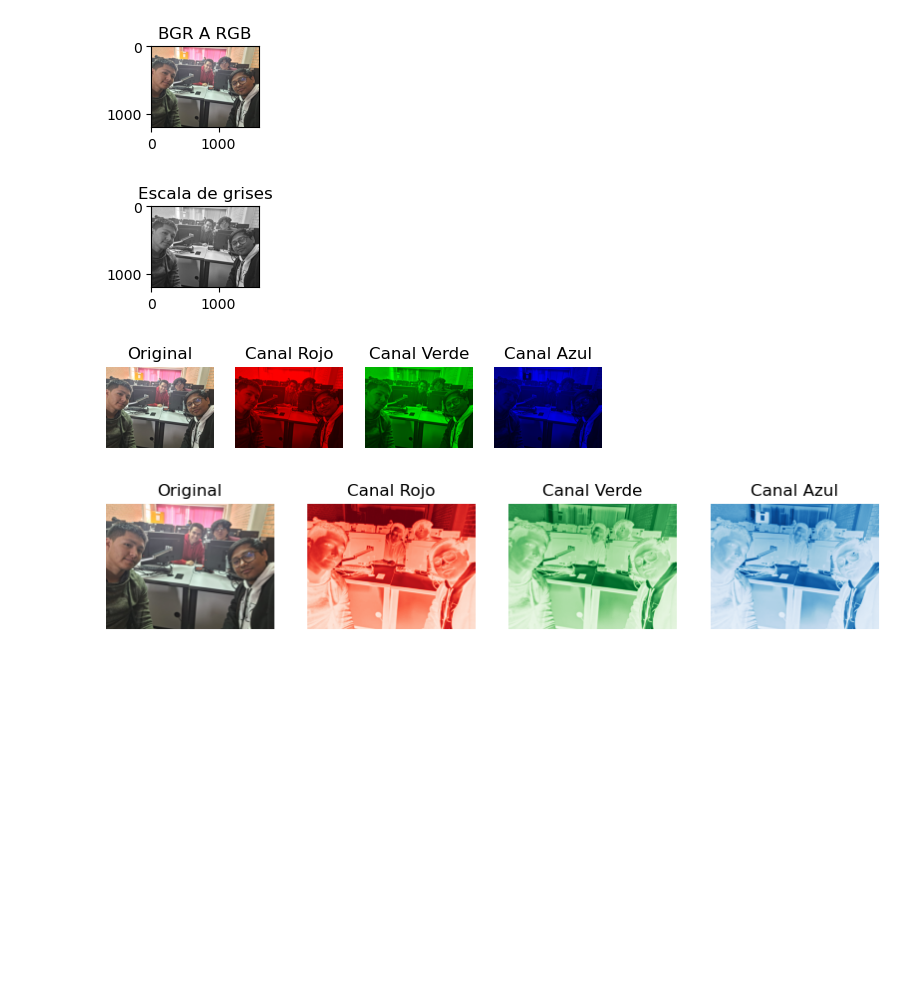
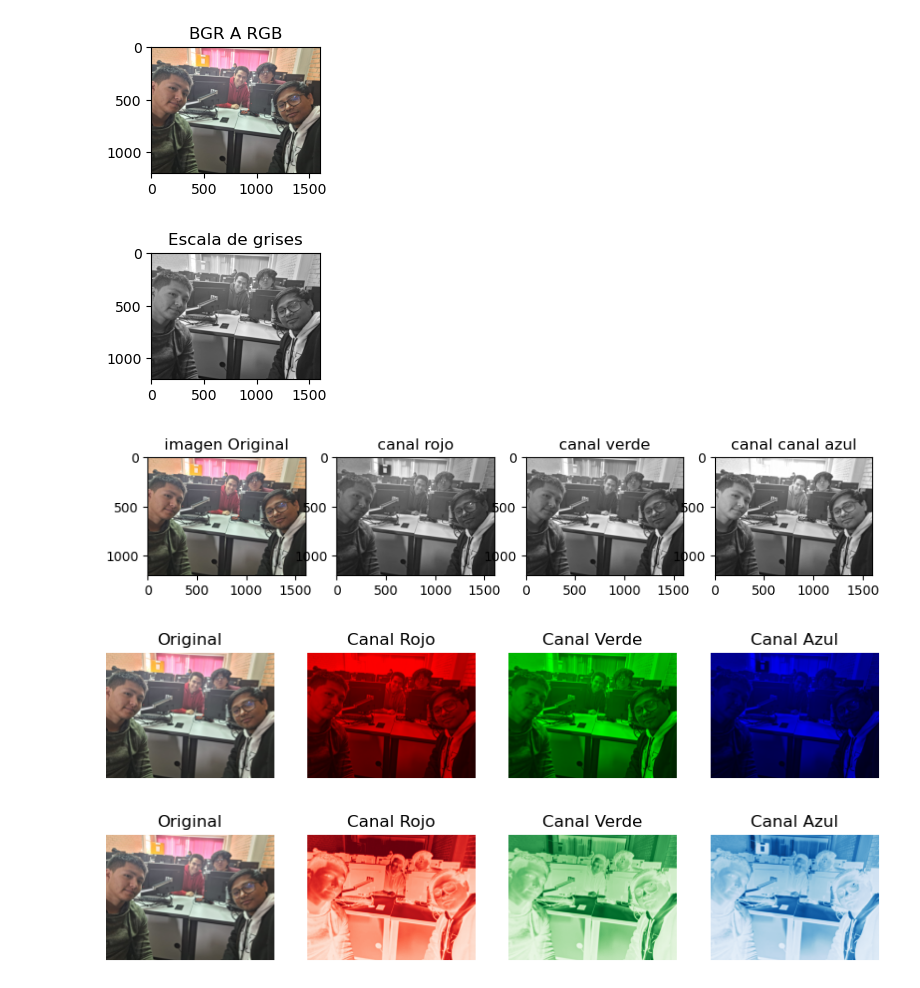
Before and after one commit to papen12/PDImages, a Jupyter notebook: practicaAula.ipynb, the cells around one changed output. Cells and saved outputs as stored; diff of their text form; code cells hidden in the pictures; blank space fills up the shorter version.

```diff
--- a/practicaAula.ipynb
+++ b/practicaAula.ipynb
@@ -149,7 +155,7 @@ def chGrayEscale(img):
     plt.subplot(144)
     plt.imshow(img[:,:,2],cmap='gray')
     plt.title('canal canal azul')
-plt.show()
+    plt.show()
 
 def ColorRGB(img):
     plt.rcParams['figure.figsize']=[10,5]
@@ -188,43 +194,44 @@ def ColorRGB(img):
     plt.imshow(b_imgen)
     plt.axis('off')
 
     plt.show()
 def FkColor(img):
     plt.rcParams['figure.figsize']=[10,5]
     b,g,r=cv2.split(img)
     plt.subplot(141)
     plt.title('Original')
     plt.imshow(cv2.cvtColor(img,cv2.COLOR_BGR2RGB))
     plt.axis('off')
     plt.subplot(142)
     plt.title('Canal Rojo')
     plt.imshow(cv2.cvtColor(img,cv2.COLOR_BGR2RGB))
     plt.imshow(r,cmap='Reds')
     plt.axis('off')
     plt.subplot(143)
     plt.title('Canal Verde')
     plt.imshow(cv2.cvtColor(img,cv2.COLOR_BGR2RGB))
     plt.imshow(g,cmap='Greens')
     plt.axis('off')
     plt.subplot(144)
     plt.title('Canal Azul')
     plt.imshow(cv2.cvtColor(img,cv2.COLOR_BGR2RGB))
     plt.imshow(b,cmap='Blues')
     plt.axis('off')
 
     plt.show()
 
-img1 = cv2.imread('photos/photo1.jpg')
-convertirRGB(img1)
-escalaGrises(img1)
-chGrayEscale(img1)
-ColorRGB(img1)
-FkColor(img1)
+img2 = cv2.imread('photos/photo1.jpg')
+convertirRGB(img2)
+escalaGrises(img2)
+chGrayEscale(img2)
+ColorRGB(img2)
+FkColor(img2)
 # %% [output]
-[figure, old version]
+[figure, new version]
-[figure, old version]
+[figure, new version]
-[figure, old version]
+[figure, new version]
-[figure, old version]
+[figure, new version]
+[figure, added]
 # %%
 import cv2
 import matplotlib.pyplot as plt
```
Also changed, not shown: parts of 2 cells of this notebook.
